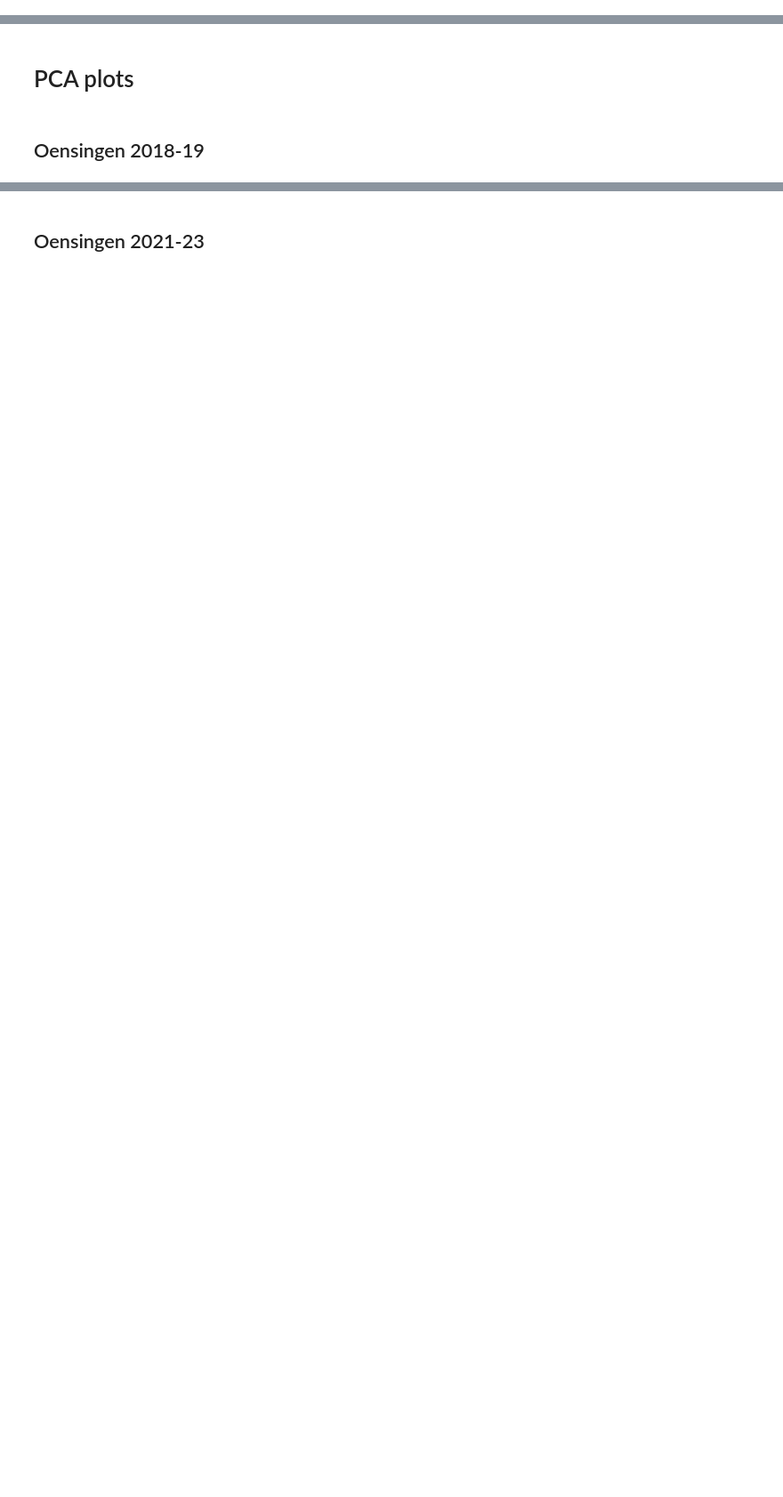
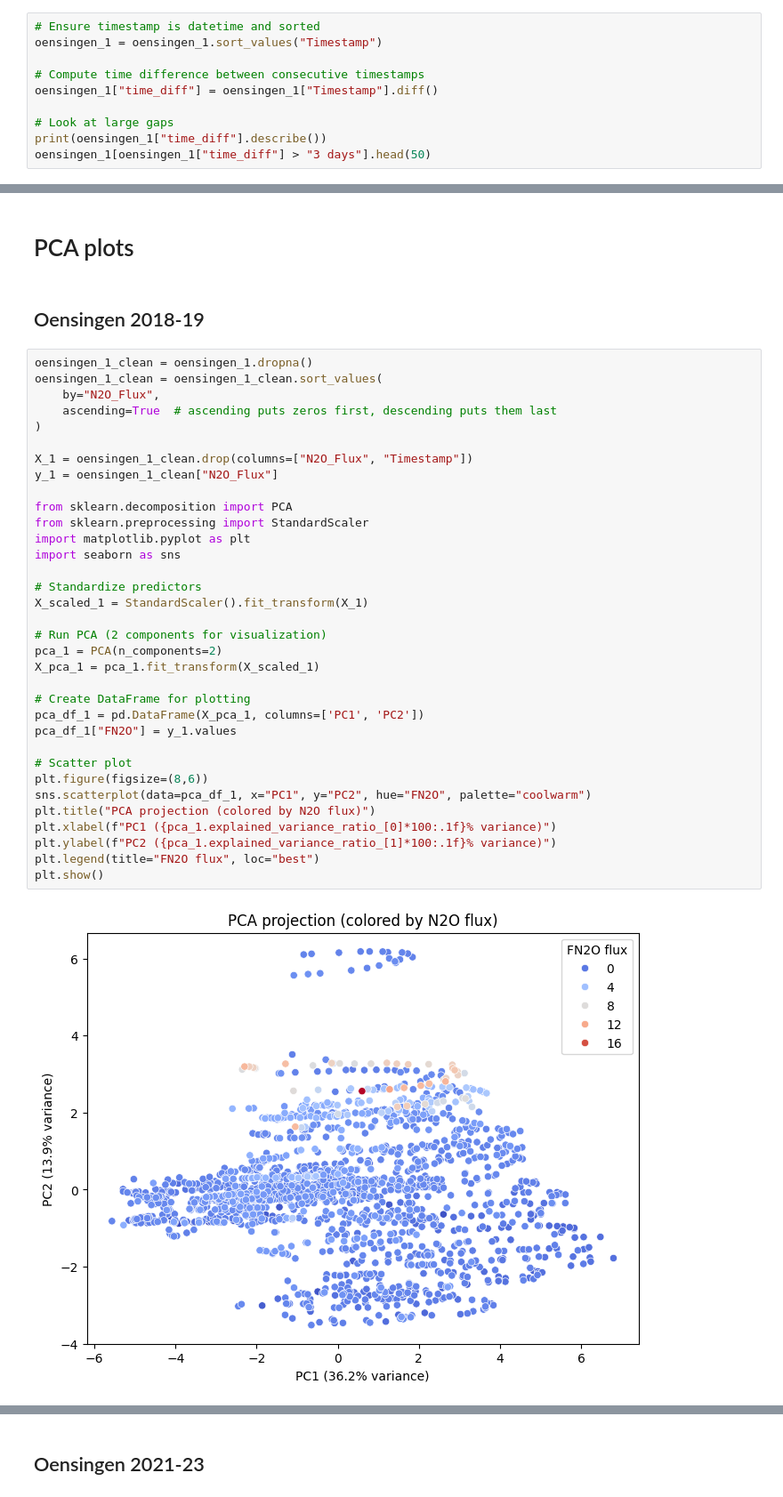
Before and after one commit to AndreasHiropedi/N2O_Emissions_Prediction, a Jupyter notebook: data_exploration/data_exploration_oesingen.ipynb, the cells around one changed output, grey strips where cells are left out. Shown at 89% size. Saved outputs shown, nothing was run; the diff lists cells and outputs as text; blank space fills up the shorter version.

Commit message:
added PCA and t-SNE plots

```diff
--- a/data_exploration/data_exploration_oesingen.ipynb
+++ b/data_exploration/data_exploration_oesingen.ipynb
@@ -239,0 +244,10 @@ oensingen_2.to_csv("../datasets/Oensingen_2021-23_clean.csv")
+# %%
+# Ensure timestamp is datetime and sorted
+oensingen_1 = oensingen_1.sort_values("Timestamp")
+
+# Compute time difference between consecutive timestamps
+oensingen_1["time_diff"] = oensingen_1["Timestamp"].diff()
+
+# Look at large gaps
+print(oensingen_1["time_diff"].describe())
+oensingen_1[oensingen_1["time_diff"] > "3 days"].head(50)
@@ -241,3 +295,39 @@ oensingen_2.to_csv("../datasets/Oensingen_2021-23_clean.csv")
 # PCA plots
 # %% [markdown]
 ## Oensingen 2018-19
+# %%
+oensingen_1_clean = oensingen_1.dropna()
+oensingen_1_clean = oensingen_1_clean.sort_values(
+    by="N2O_Flux",
+    ascending=True  # ascending puts zeros first, descending puts them last
+)
+
+X_1 = oensingen_1_clean.drop(columns=["N2O_Flux", "Timestamp"])
+y_1 = oensingen_1_clean["N2O_Flux"]
+
+from sklearn.decomposition import PCA
+from sklearn.preprocessing import StandardScaler
+import matplotlib.pyplot as plt
+import seaborn as sns
+
+# Standardize predictors
+X_scaled_1 = StandardScaler().fit_transform(X_1)
+
+# Run PCA (2 components for visualization)
+pca_1 = PCA(n_components=2)
+X_pca_1 = pca_1.fit_transform(X_scaled_1)
+
+# Create DataFrame for plotting
+pca_df_1 = pd.DataFrame(X_pca_1, columns=['PC1', 'PC2'])
+pca_df_1["FN2O"] = y_1.values
+
+# Scatter plot
+plt.figure(figsize=(8,6))
+sns.scatterplot(data=pca_df_1, x="PC1", y="PC2", hue="FN2O", palette="coolwarm")
+plt.title("PCA projection (colored by N2O flux)")
+plt.xlabel(f"PC1 ({pca_1.explained_variance_ratio_[0]*100:.1f}% variance)")
+plt.ylabel(f"PC2 ({pca_1.explained_variance_ratio_[1]*100:.1f}% variance)")
+plt.legend(title="FN2O flux", loc="best")
+plt.show()
+# %% [output]
+[figure, added]
```
Also changed, not shown: parts of 12 cells of this notebook.
